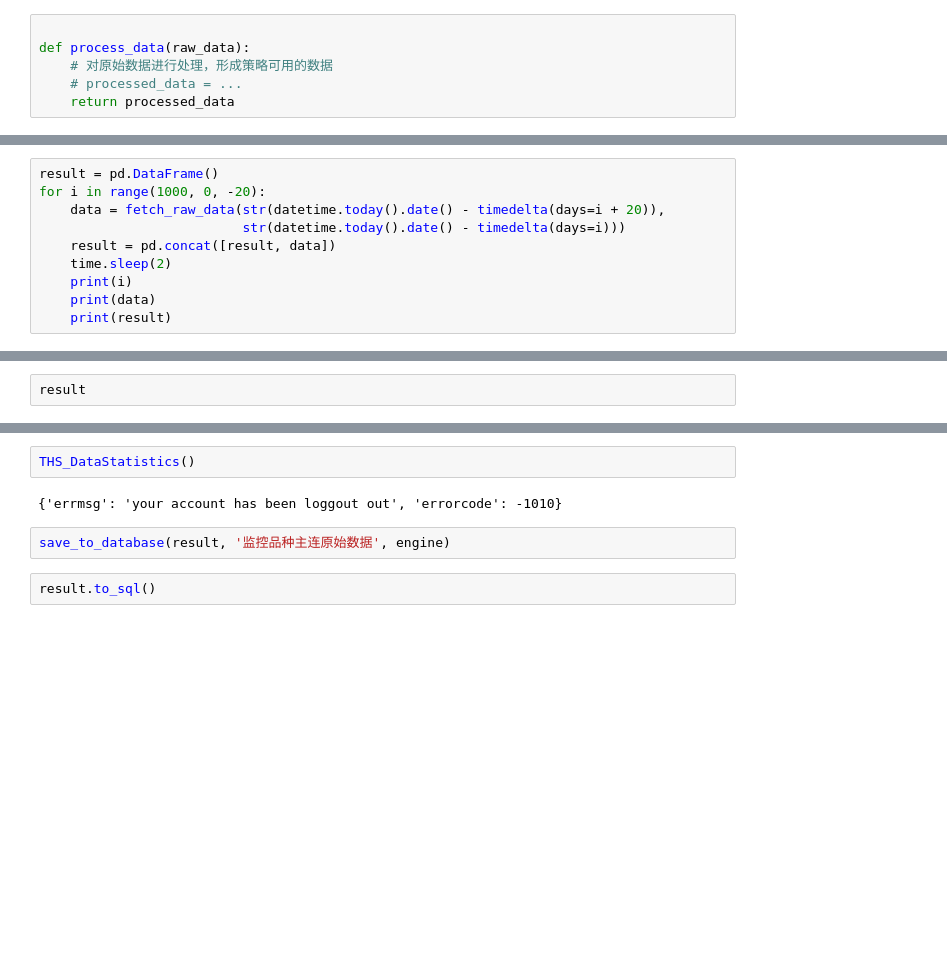
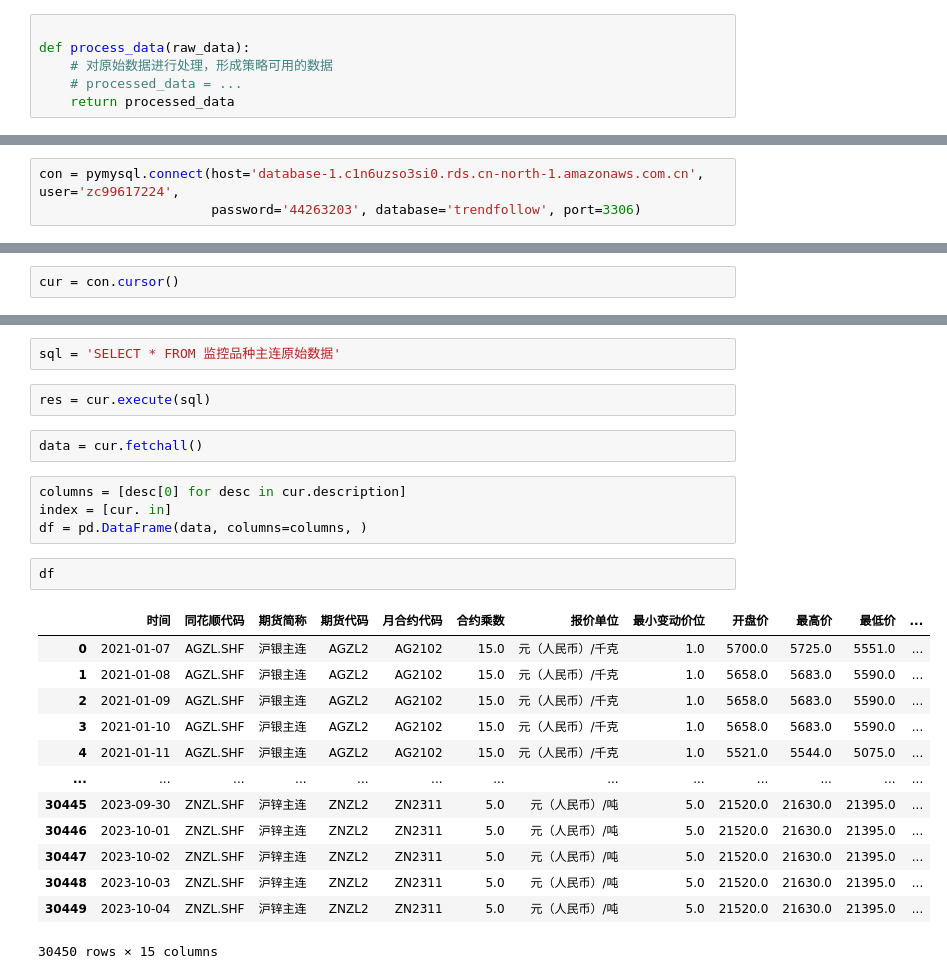
Before and after one commit to samson8964/dataprocessing, a Jupyter notebook: 数据处理.ipynb, the cells around one changed output, grey strips where cells are left out. Drawn from its saved outputs; the diff is of its cells as text; blank space fills up the shorter version.

```diff
--- a/数据处理.ipynb
+++ b/数据处理.ipynb
@@ -109,10 +72,3 @@ data
 # %%
-result = pd.DataFrame()
-for i in range(1000, 0, -20):
-    data = fetch_raw_data(str(datetime.today().date() - timedelta(days=i + 20)),
-                          str(datetime.today().date() - timedelta(days=i)))
-    result = pd.concat([result, data])
-    time.sleep(2)
-    print(i)
-    print(data)
-    print(result)
+con = pymysql.connect(host='database-1.c1n6uzso3si0.rds.cn-north-1.amazonaws.com.cn', user='zc99617224',
+                      password='44263203', database='trendfollow', port=3306)
@@ -137,2 +75,2 @@ for i in range(1000, 0, -20):
 # %%
-result
+cur = con.cursor()
@@ -154,8 +77,26 @@ result
-# %%
-THS_DataStatistics()
-# %% [output]
-{'errmsg': 'your account has been loggout out', 'errorcode': -1010}
 # %%
-save_to_database(result, '监控品种主连原始数据', engine)
+sql = 'SELECT * FROM 监控品种主连原始数据'
 # %%
-result.to_sql()
+res = cur.execute(sql)
+# %%
+data = cur.fetchall()
+# %%
+columns = [desc[0] for desc in cur.description]
+index = [cur. in]
+df = pd.DataFrame(data, columns=columns, )
+# %%
+df
+# %% [output]
+|  | 时间 | 同花顺代码 | 期货简称 | 期货代码 | 月合约代码 | 合约乘数 | 报价单位 | 最小变动价位 | 开盘价 | 最高价 | 最低价 | ... |
+| 0 | 2021-01-07 | AGZL.SHF | 沪银主连 | AGZL2 | AG2102 | 15.0 | 元（人民币）/千克 | 1.0 | 5700.0 | 5725.0 | 5551.0 | ... |
+| 1 | 2021-01-08 | AGZL.SHF | 沪银主连 | AGZL2 | AG2102 | 15.0 | 元（人民币）/千克 | 1.0 | 5658.0 | 5683.0 | 5590.0 | ... |
+| 2 | 2021-01-09 | AGZL.SHF | 沪银主连 | AGZL2 | AG2102 | 15.0 | 元（人民币）/千克 | 1.0 | 5658.0 | 5683.0 | 5590.0 | ... |
+| 3 | 2021-01-10 | AGZL.SHF | 沪银主连 | AGZL2 | AG2102 | 15.0 | 元（人民币）/千克 | 1.0 | 5658.0 | 5683.0 | 5590.0 | ... |
+| 4 | 2021-01-11 | AGZL.SHF | 沪银主连 | AGZL2 | AG2102 | 15.0 | 元（人民币）/千克 | 1.0 | 5521.0 | 5544.0 | 5075.0 | ... |
+| ... | ... | ... | ... | ... | ... | ... | ... | ... | ... | ... | ... | ... |
+| 30445 | 2023-09-30 | ZNZL.SHF | 沪锌主连 | ZNZL2 | ZN2311 | 5.0 | 元（人民币）/吨 | 5.0 | 21520.0 | 21630.0 | 21395.0 | ... |
+| 30446 | 2023-10-01 | ZNZL.SHF | 沪锌主连 | ZNZL2 | ZN2311 | 5.0 | 元（人民币）/吨 | 5.0 | 21520.0 | 21630.0 | 21395.0 | ... |
+| 30447 | 2023-10-02 | ZNZL.SHF | 沪锌主连 | ZNZL2 | ZN2311 | 5.0 | 元（人民币）/吨 | 5.0 | 21520.0 | 21630.0 | 21395.0 | ... |
+| 30448 | 2023-10-03 | ZNZL.SHF | 沪锌主连 | ZNZL2 | ZN2311 | 5.0 | 元（人民币）/吨 | 5.0 | 21520.0 | 21630.0 | 21395.0 | ... |
+| 30449 | 2023-10-04 | ZNZL.SHF | 沪锌主连 | ZNZL2 | ZN2311 | 5.0 | 元（人民币）/吨 | 5.0 | 21520.0 | 21630.0 | 21395.0 | ... |
+30450 rows × 15 columns
```
Also changed, not shown: parts of 19 cells of this notebook.
